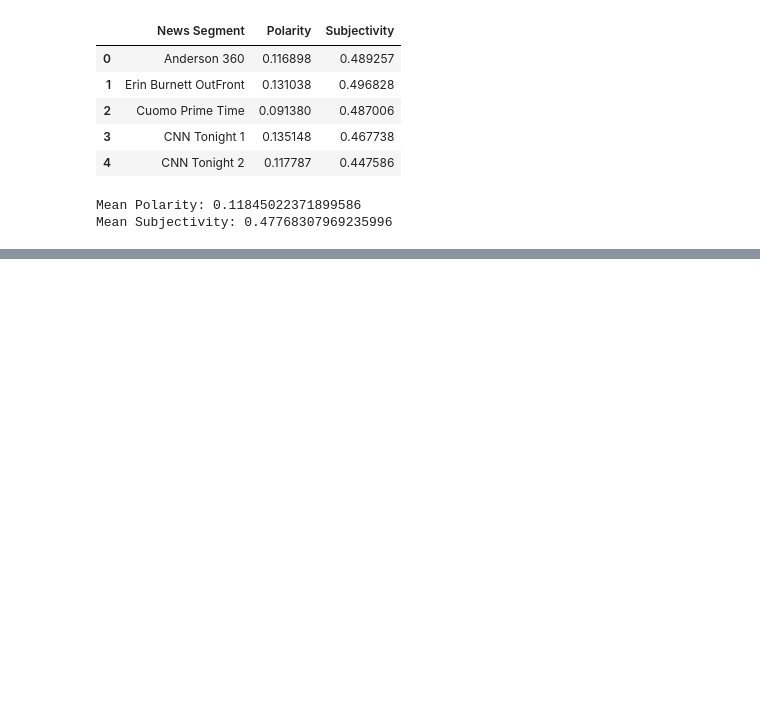
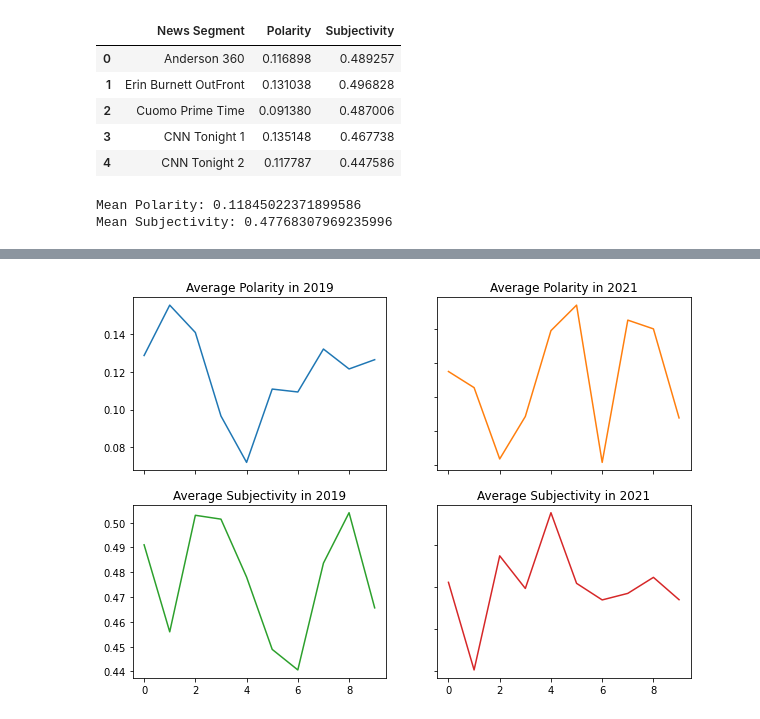
Before and after one commit to florence26/CNN-News-NLP-Analysis, a Jupyter notebook: CNN NLP.ipynb, the cells around one changed output, grey strips where cells are left out. Saved outputs shown, nothing was run; the diff lists cells and outputs as text; code cells hidden in the pictures; blank space fills up the shorter version.

```diff
--- a/CNN NLP.ipynb
+++ b/CNN NLP.ipynb
@@ -287,0 +359,24 @@ plt.show()
+# %%
+def polsub_average(split_per_news, n):
+    pol_sub_split_avg = []
+    for i in range(n):
+        per_split = []
+        for j in split_per_news:
+            per_split.append(j[i])
+        pol_sub_split_avg.append(sum(per_split) / len(per_split))
+    return pol_sub_split_avg
+# %%
+fig, ((ax1, ax2), (ax3, ax4)) = plt.subplots(2, 2, figsize=(10,7))
+ax1.plot(polsub_average(polarity_split_19, split_length))
+ax1.title.set_text('Average Polarity in 2019')
+ax2.plot(polsub_average(polarity_split_21, split_length), 'tab:orange')
+ax2.title.set_text('Average Polarity in 2021')
+ax3.plot(polsub_average(subjectivity_split_19, split_length), 'tab:green')
+ax3.title.set_text('Average Subjectivity in 2019')
+ax4.plot(polsub_average(subjectivity_split_21, split_length), 'tab:red')
+ax4.title.set_text('Average Subjectivity in 2021')
+
+for ax in fig.get_axes():
+    ax.label_outer()
+# %% [output]
+[figure, added]
```
Also changed, not shown: parts of 21 cells of this notebook.
